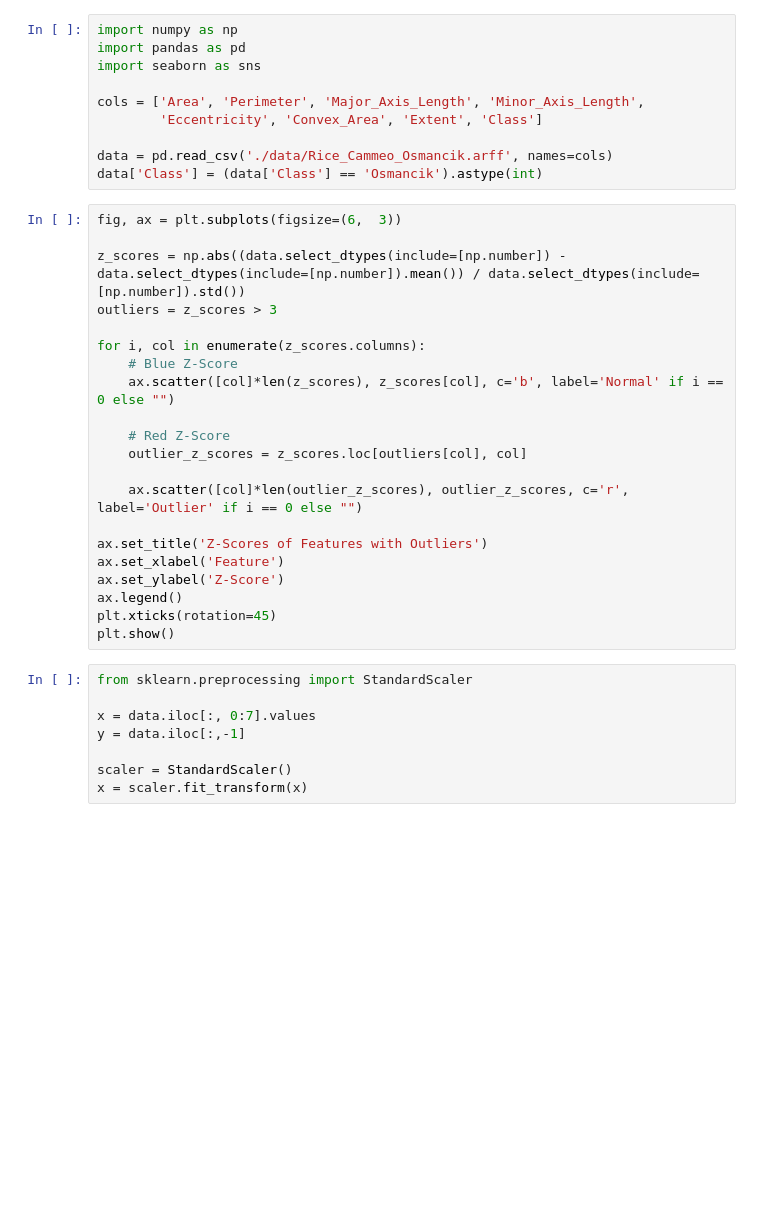
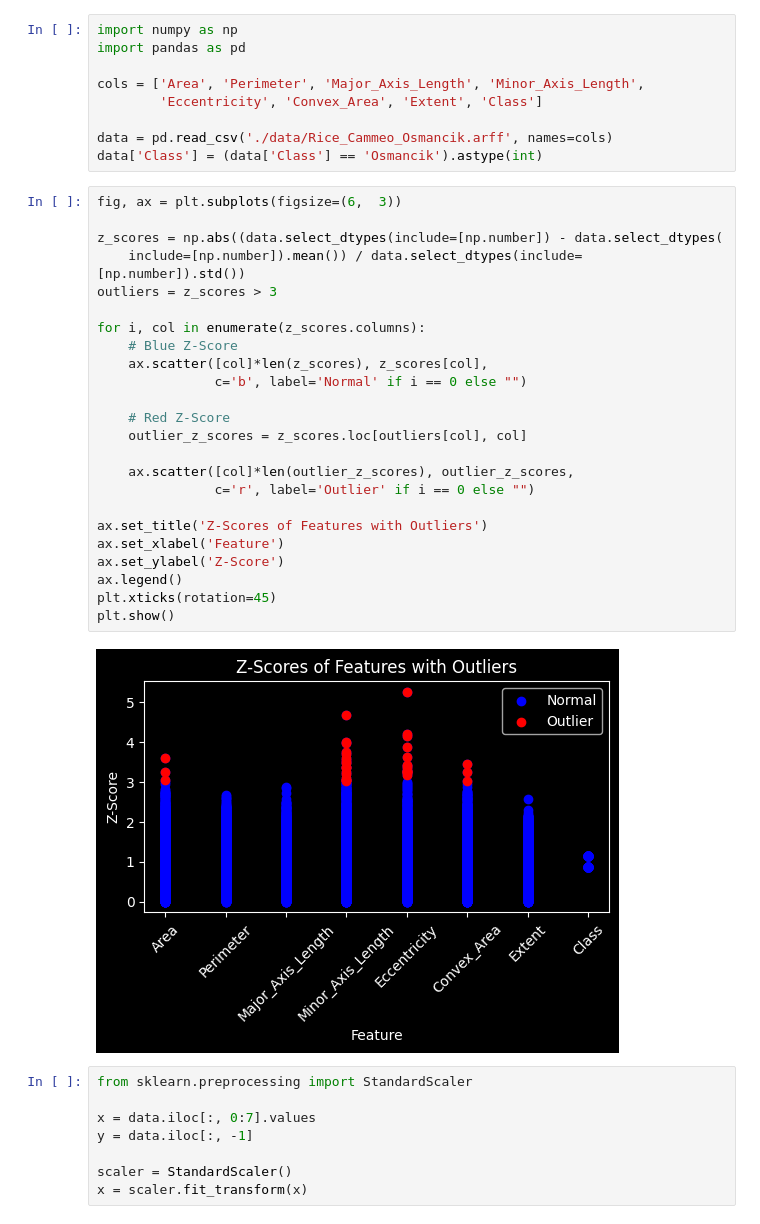
Before and after one commit to refrigeratedwater/Poker, a Jupyter notebook: rice-gb.ipynb, the cells around one changed output. Cells and saved outputs as stored; diff of their text form; blank space fills up the shorter version.

```diff
--- a/rice-gb.ipynb
+++ b/rice-gb.ipynb
@@ -39,7 +53,6 @@ def roc_plot(y_test, y_pred):
 # %%
 import numpy as np
 import pandas as pd
-import seaborn as sns
 
 cols = ['Area', 'Perimeter', 'Major_Axis_Length', 'Minor_Axis_Length',
         'Eccentricity', 'Convex_Area', 'Extent', 'Class']
@@ -49,29 +62,34 @@ data['Class'] = (data['Class'] == 'Osmancik').astype(int)
 # %%
 fig, ax = plt.subplots(figsize=(6,  3))
 
-z_scores = np.abs((data.select_dtypes(include=[np.number]) - data.select_dtypes(include=[np.number]).mean()) / data.select_dtypes(include=[np.number]).std())
+z_scores = np.abs((data.select_dtypes(include=[np.number]) - data.select_dtypes(
+    include=[np.number]).mean()) / data.select_dtypes(include=[np.number]).std())
 outliers = z_scores > 3
 
 for i, col in enumerate(z_scores.columns):
     # Blue Z-Score
-    ax.scatter([col]*len(z_scores), z_scores[col], c='b', label='Normal' if i == 0 else "")
+    ax.scatter([col]*len(z_scores), z_scores[col],
+               c='b', label='Normal' if i == 0 else "")
 
     # Red Z-Score
     outlier_z_scores = z_scores.loc[outliers[col], col]
 
-    ax.scatter([col]*len(outlier_z_scores), outlier_z_scores, c='r', label='Outlier' if i == 0 else "")
+    ax.scatter([col]*len(outlier_z_scores), outlier_z_scores,
+               c='r', label='Outlier' if i == 0 else "")
 
 ax.set_title('Z-Scores of Features with Outliers')
 ax.set_xlabel('Feature')
 ax.set_ylabel('Z-Score')
 ax.legend()
 plt.xticks(rotation=45)
 plt.show()
+# %% [output]
+[figure, added]
 # %%
 from sklearn.preprocessing import StandardScaler
 
 x = data.iloc[:, 0:7].values
-y = data.iloc[:,-1]
+y = data.iloc[:, -1]
 
 scaler = StandardScaler()
 x = scaler.fit_transform(x)
```
Also changed, not shown: parts of 3 cells of this notebook, 2 other files.
